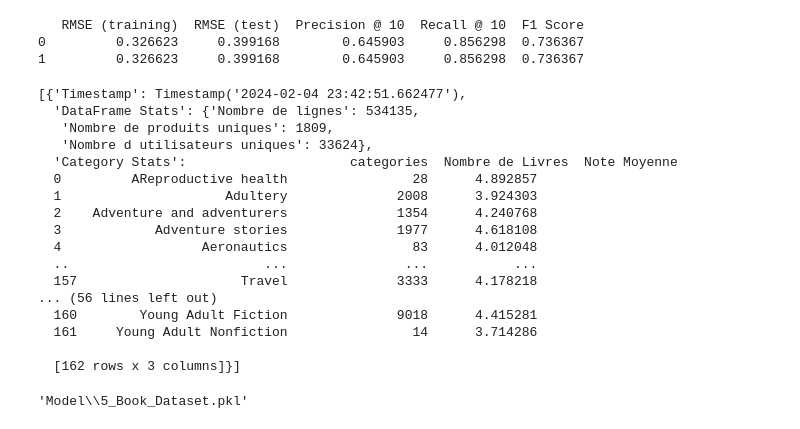
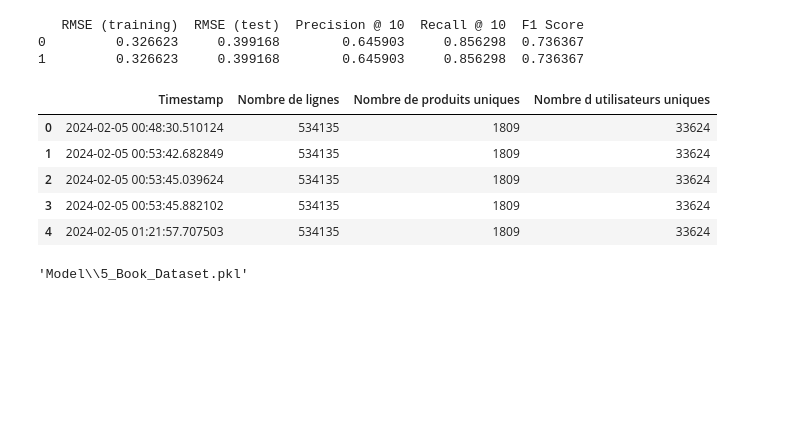
Before and after one commit to LoicCASSAN/Machine-Learning-in-Production-Project, a Jupyter notebook: recommendation.ipynb, the cells around one changed output. Cells and saved outputs as stored; diff of their text form; code cells hidden in the pictures; blank space fills up the shorter version.

Commit message:
Monitoring

```diff
--- a/recommendation.ipynb
+++ b/recommendation.ipynb
@@ -289,25 +267,36 @@ def save_results_to_pickle(df_stats):
+# %%
+def update_monitoring_stats(filtered_df):
+    file_path = 'Dataset/Monitoring.pkl'
+
+    # Calculer les statistiques
+    df_stats = {
+        'Timestamp': pd.Timestamp.now(),
+        'Nombre_de_lignes': len(filtered_df),
+        'Nombre_de_produits uniques': filtered_df['ProductId'].nunique(),
+        'Nombre_d_utilisateurs_uniques': filtered_df['UserId'].nunique(),
+    }
+    new_data = pd.DataFrame([df_stats])
+
+    # Charger ou créer le DataFrame de monitoring
+    if os.path.exists(file_path):
+        monitoring_data = pd.read_pickle(file_path)
+        monitoring_data = pd.concat([monitoring_data, new_data], ignore_index=True)
+    else:
+        monitoring_data = new_data
+
+    # Sauvegarder les données
+    monitoring_data.to_pickle(file_path)
 # %%
-
+update_monitoring_stats(filtered_df)
 df = pd.read_pickle('Dataset/Monitoring.pkl')
 df
 # %% [output]
-[{'Timestamp': Timestamp('2024-02-04 23:42:51.662477'),
-  'DataFrame Stats': {'Nombre de lignes': 534135,
-   'Nombre de produits uniques': 1809,
-   'Nombre d utilisateurs uniques': 33624},
-  'Category Stats':                     categories  Nombre de Livres  Note Moyenne
-  0         AReproductive health                28      4.892857
-  1                     Adultery              2008      3.924303
-  2    Adventure and adventurers              1354      4.240768
-  3            Adventure stories              1977      4.618108
-  4                  Aeronautics                83      4.012048
-  ..                         ...               ...           ...
-  157                     Travel              3333      4.178218
-... (56 lines left out)
-  160        Young Adult Fiction              9018      4.415281
-  161     Young Adult Nonfiction                14      3.714286
-
-  [162 rows x 3 columns]}]
+|  | Timestamp | Nombre de lignes | Nombre de produits uniques | Nombre d utilisateurs uniques |
+| 0 | 2024-02-05 00:48:30.510124 | 534135 | 1809 | 33624 |
+| 1 | 2024-02-05 00:53:42.682849 | 534135 | 1809 | 33624 |
+| 2 | 2024-02-05 00:53:45.039624 | 534135 | 1809 | 33624 |
+| 3 | 2024-02-05 00:53:45.882102 | 534135 | 1809 | 33624 |
+| 4 | 2024-02-05 01:21:57.707503 | 534135 | 1809 | 33624 |
 # %%
 # # ONLY FOR TESTING
 # import os
```
Also changed, not shown: parts of 1 cell of this notebook, 2 other files.
